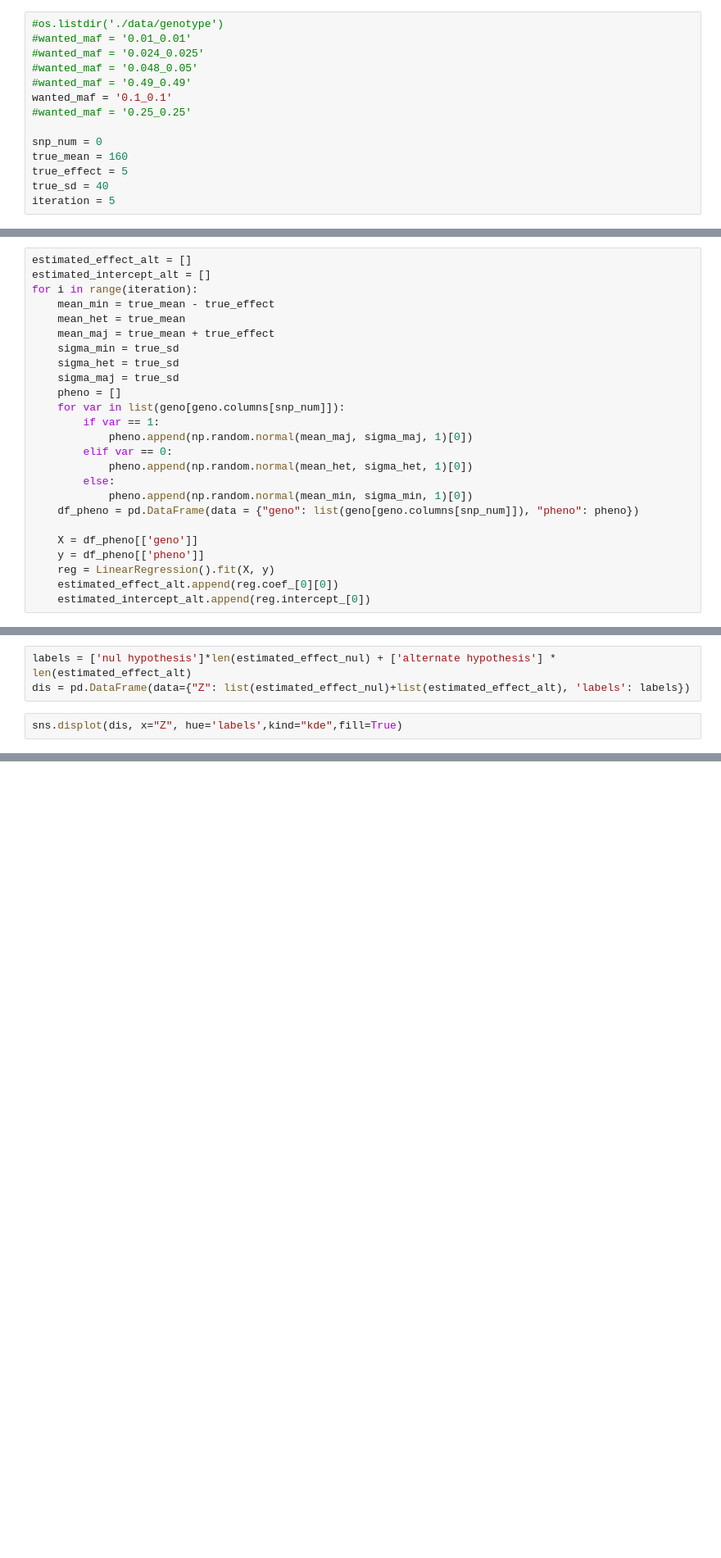
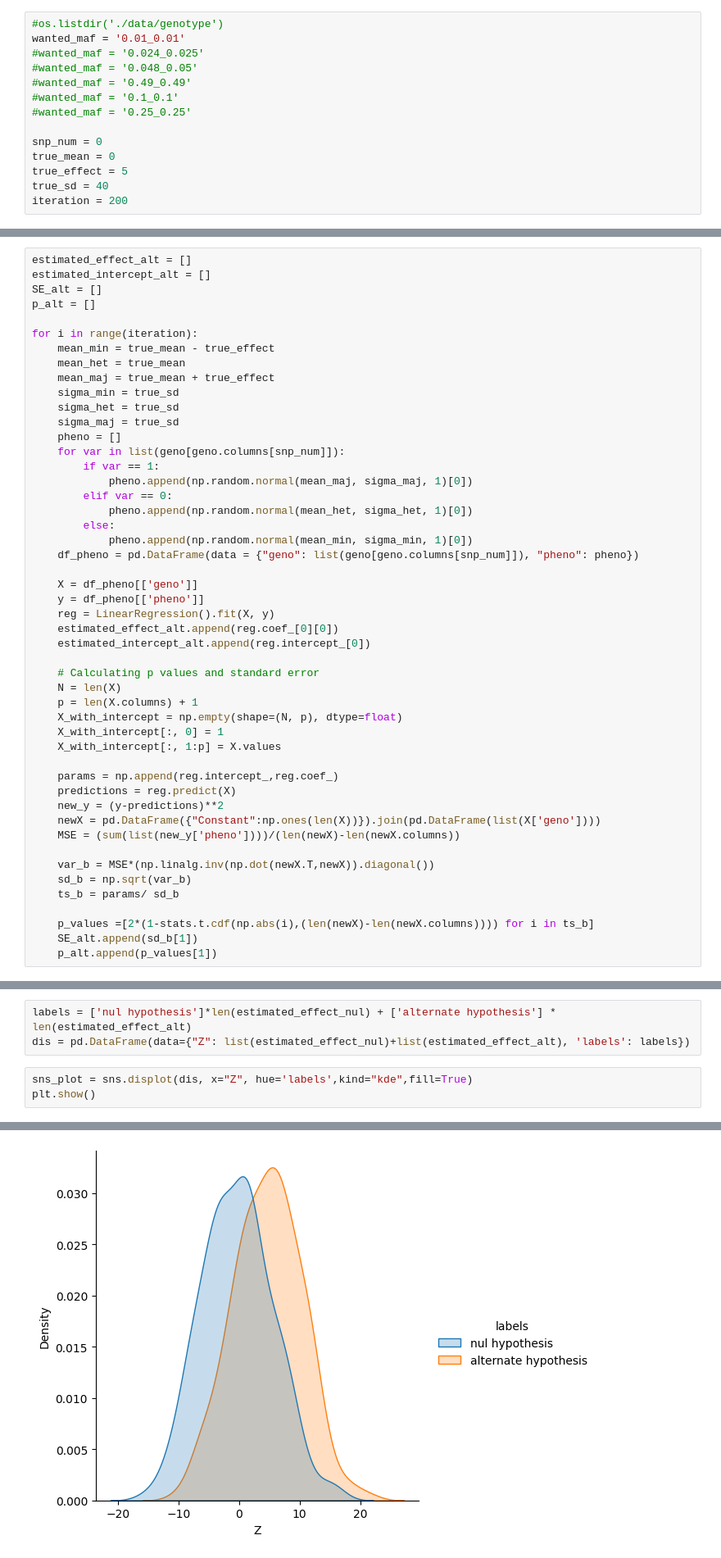
Before and after one commit to mat2m10/powercontrol, a Jupyter notebook: Power_Loop.ipynb, the cells around one changed output, grey strips where cells are left out. Shown at 82% size. Drawn from its saved outputs; the diff is of its cells as text; blank space fills up the shorter version.

```diff
--- a/Power_Loop.ipynb
+++ b/Power_Loop.ipynb
@@ -15,18 +16,18 @@ from scipy import stats
 ## Important values
 # %%
 #os.listdir('./data/genotype')
-#wanted_maf = '0.01_0.01'
+wanted_maf = '0.01_0.01'
 #wanted_maf = '0.024_0.025'
 #wanted_maf = '0.048_0.05'
 #wanted_maf = '0.49_0.49'
-wanted_maf = '0.1_0.1'
+#wanted_maf = '0.1_0.1'
 #wanted_maf = '0.25_0.25'
 
 snp_num = 0
-true_mean = 160
+true_mean = 0
 true_effect = 5
 true_sd = 40
-iteration = 5
+iteration = 200
 # %% [markdown]
 ## Load data
 # %% [markdown]
@@ -109,6 +137,9 @@ for i in range(iteration):
 # %%
 estimated_effect_alt = []
 estimated_intercept_alt = []
+SE_alt = []
+p_alt = []
+
 for i in range(iteration):
     mean_min = true_mean - true_effect
     mean_het = true_mean
@@ -131,11 +162,33 @@ for i in range(iteration):
     reg = LinearRegression().fit(X, y)
     estimated_effect_alt.append(reg.coef_[0][0])
     estimated_intercept_alt.append(reg.intercept_[0])
+
+    # Calculating p values and standard error
+    N = len(X)
+    p = len(X.columns) + 1
+    X_with_intercept = np.empty(shape=(N, p), dtype=float)
+    X_with_intercept[:, 0] = 1
+    X_with_intercept[:, 1:p] = X.values
+
+    params = np.append(reg.intercept_,reg.coef_)
+    predictions = reg.predict(X)
+    new_y = (y-predictions)**2
+    newX = pd.DataFrame({"Constant":np.ones(len(X))}).join(pd.DataFrame(list(X['geno'])))
+    MSE = (sum(list(new_y['pheno'])))/(len(newX)-len(newX.columns))
+
+    var_b = MSE*(np.linalg.inv(np.dot(newX.T,newX)).diagonal())
+    sd_b = np.sqrt(var_b)
+    ts_b = params/ sd_b
+
+    p_values =[2*(1-stats.t.cdf(np.abs(i),(len(newX)-len(newX.columns)))) for i in ts_b]
+    SE_alt.append(sd_b[1])
+    p_alt.append(p_values[1])
 # %% [markdown]
 ### Create distribution plot
 # %%
 labels = ['nul hypothesis']*len(estimated_effect_nul) + ['alternate hypothesis'] * len(estimated_effect_alt)
 dis = pd.DataFrame(data={"Z": list(estimated_effect_nul)+list(estimated_effect_alt), 'labels': labels})
 # %%
-sns.displot(dis, x="Z", hue='labels',kind="kde",fill=True)
+sns_plot = sns.displot(dis, x="Z", hue='labels',kind="kde",fill=True)
+plt.show()
 # %% [output]
@@ -142,0 +195 @@ sns.displot(dis, x="Z", hue='labels',kind="kde",fill=True)
+[figure, added]
```
Also changed, not shown: parts of 19 cells of this notebook.
